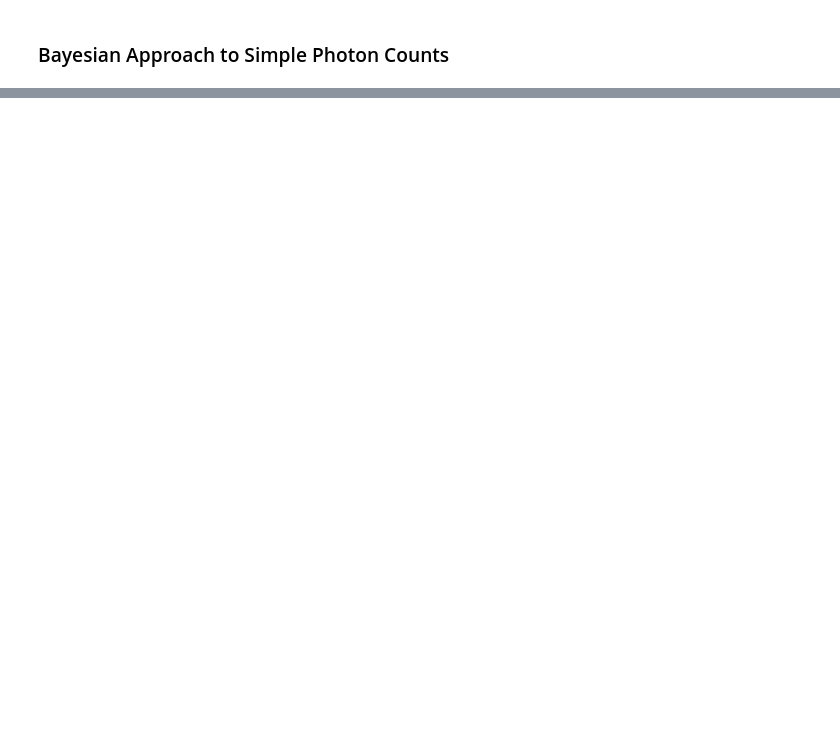
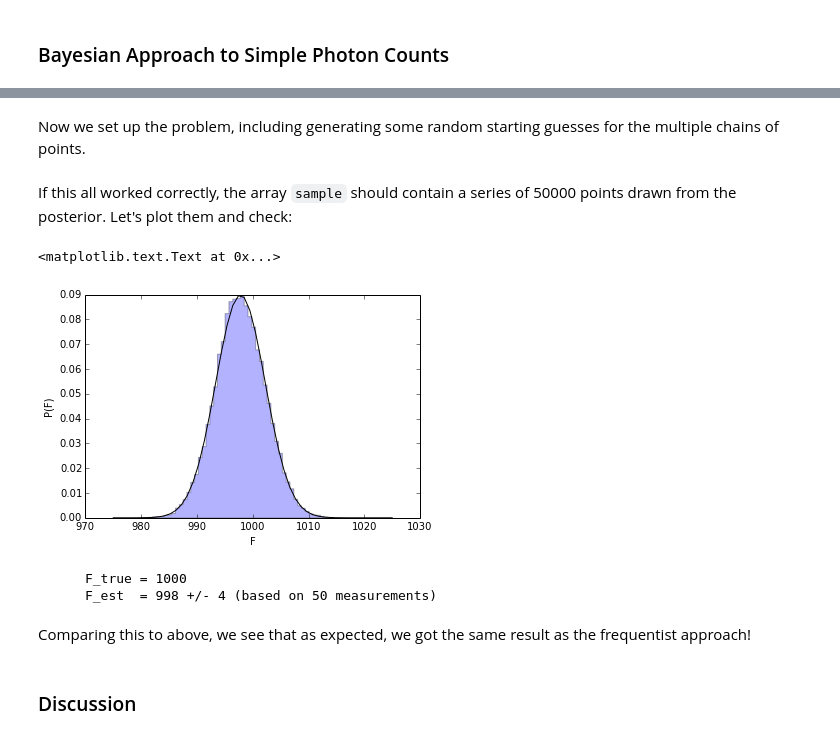
Before and after one commit to jakevdp/FreqBayes, a Jupyter notebook: FreqBayes.ipynb, the cells around one changed output, grey strips where cells are left out. Saved outputs shown, nothing was run; the diff lists cells and outputs as text; code cells hidden in the pictures; blank space fills up the shorter version.

Commit message:
finish first emcee example

```diff
--- a/FreqBayes.ipynb
+++ b/FreqBayes.ipynb
@@ -35,12 +35,12 @@ Here we'll use Python to generate some toy data to demonstrate the two approache
 <small>(Gratuitous aside on measurement errors: We'll make the reasonable assumption that errors are Gaussian. In a Frequentist perspective, $e_i$ is the standard deviation of the results of a single measurement event in the limit of repetitions of *that event*. In the Bayesian perspective, $e_i$ is the standard deviation of the (Gaussian) probability distribution describing our knowledge of that particular measurement given its observed value)</small>
 # %%
 import numpy as np
-from scipy.stats import poisson
+from scipy import stats
 np.random.seed(1)  # for repeatability
 
 F_true = 1000  # true flux, say number of photons measured in 1 second
 N = 50 # number of measurements
-F = poisson(F_true).rvs(N)  # N measurements of the flux
+F = stats.poisson(F_true).rvs(N)  # N measurements of the flux
 e = np.sqrt(F)  # errors on Poisson counts estimated via square root
 # %% [markdown]
 Now let's make a simple visualization of the "measured" data:
@@ -171,0 +148,54 @@ def plot_gaussian_likelihood():
+# %%
+def log_prior(theta):
+    return 1  # flat prior
+
+def log_likelihood(theta, F, e):
+    return -0.5 * np.sum(np.log(2 * np.pi * e ** 2)
+                         + (F - theta[0]) ** 2 / e ** 2)
+
+def log_posterior(theta, F, e):
+    return log_prior(theta) + log_likelihood(theta, F, e)
+# %% [markdown]
+Now we set up the problem, including generating some random starting guesses for the multiple chains of points.
+# %%
+ndim = 1  # number of parameters in the model
+nwalkers = 50  # number of MCMC walkers
+nburn = 1000  # "burn-in" period to let chains stabilize
+nsteps = 2000  # number of MCMC steps to take
+
+# we'll start at random locations between 0 and 2000
+starting_guesses = 2000 * np.random.rand(nwalkers, ndim)
+
+import emcee
+sampler = emcee.EnsembleSampler(nwalkers, ndim, log_posterior, args=[F, e])
+sampler.run_mcmc(starting_guesses, nsteps)
+
+sample = sampler.chain  # shape = (nwalkers, nsteps, ndim)
+sample = sampler.chain[:, nburn:, :].ravel()  # use points after burn-in
+# %% [markdown]
+If this all worked correctly, the array ``sample`` should contain a series of 50000 points drawn from the posterior. Let's plot them and check:
+# %%
+# plot a histogram of the sample
+plt.hist(sample, bins=50, histtype="stepfilled", alpha=0.3, normed=True)
+
+# plot a best-fit Gaussian
+F_fit = np.linspace(975, 1025)
+pdf = stats.norm(np.mean(sample), np.std(sample)).pdf(F_fit)
+
+plt.plot(F_fit, pdf, '-k')
+plt.xlabel("F"); plt.ylabel("P(F)")
+# %% [output]
+<matplotlib.text.Text at 0x...>
+[figure, added]
+# %%
+print("""
+      F_true = {0}
+      F_est  = {1:.0f} +/- {2:.0f} (based on {3} measurements)
+      """.format(F_true, np.mean(sample), np.std(sample), N))
+# %% [output]
+      F_true = 1000
+      F_est  = 998 +/- 4 (based on 50 measurements)
+# %% [markdown]
+Comparing this to above, we see that as expected, we got the same result as the frequentist approach!
+# %% [markdown]
+### Discussion
```
Also changed, not shown: parts of 18 cells of this notebook.
